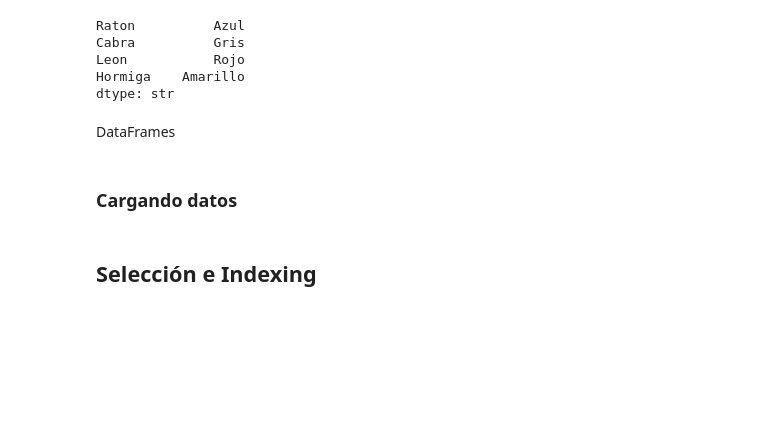
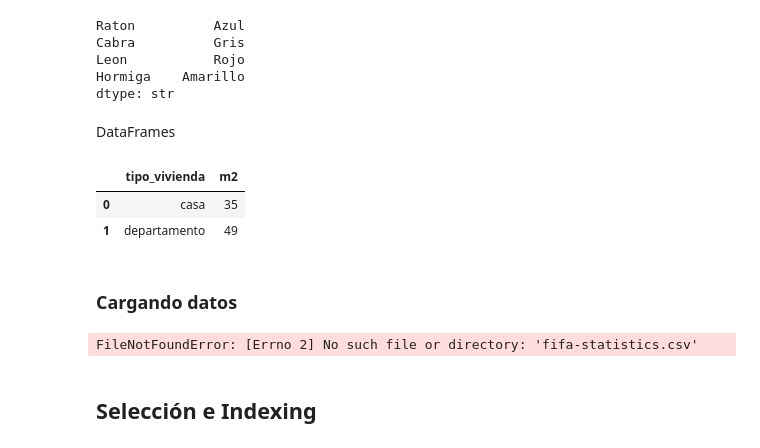
Before and after one commit to DarkosCode/IESProgramacion, a Jupyter notebook: 2do-CD/PP2/2doCuatri/Practica_7_Pandas.ipynb, the cells around one changed output. Saved outputs shown, nothing was run; the diff lists cells and outputs as text; code cells hidden in the pictures; blank space fills up the shorter version.

```diff
--- a/2do-CD/PP2/2doCuatri/Practica_7_Pandas.ipynb
+++ b/2do-CD/PP2/2doCuatri/Practica_7_Pandas.ipynb
@@ -452,8 +452,22 @@ Hormiga    Amarillo
 dtype: str
 # %% [markdown]
 DataFrames
+# %%
+d = {'tipo_vivienda': ['casa', 'departamento'], 'm2': [35, 49]}
+df = pd.DataFrame(data=d)
+df
+# %% [output]
+|  | tipo_vivienda | m2 |
+| 0 | casa | 35 |
+| 1 | departamento | 49 |
 # %% [markdown]
 ### Cargando datos
+# %%
+df = pd.read_csv('fifa-statistics.csv')
+df
+#! No tenemos el archivo para cargarlo.
+# %% [output]
+FileNotFoundError: [Errno 2] No such file or directory: 'fifa-statistics.csv'
 # %% [markdown]
 ## Selección e Indexing
 # %% [markdown]
```
Also changed, not shown: 1 other file.
